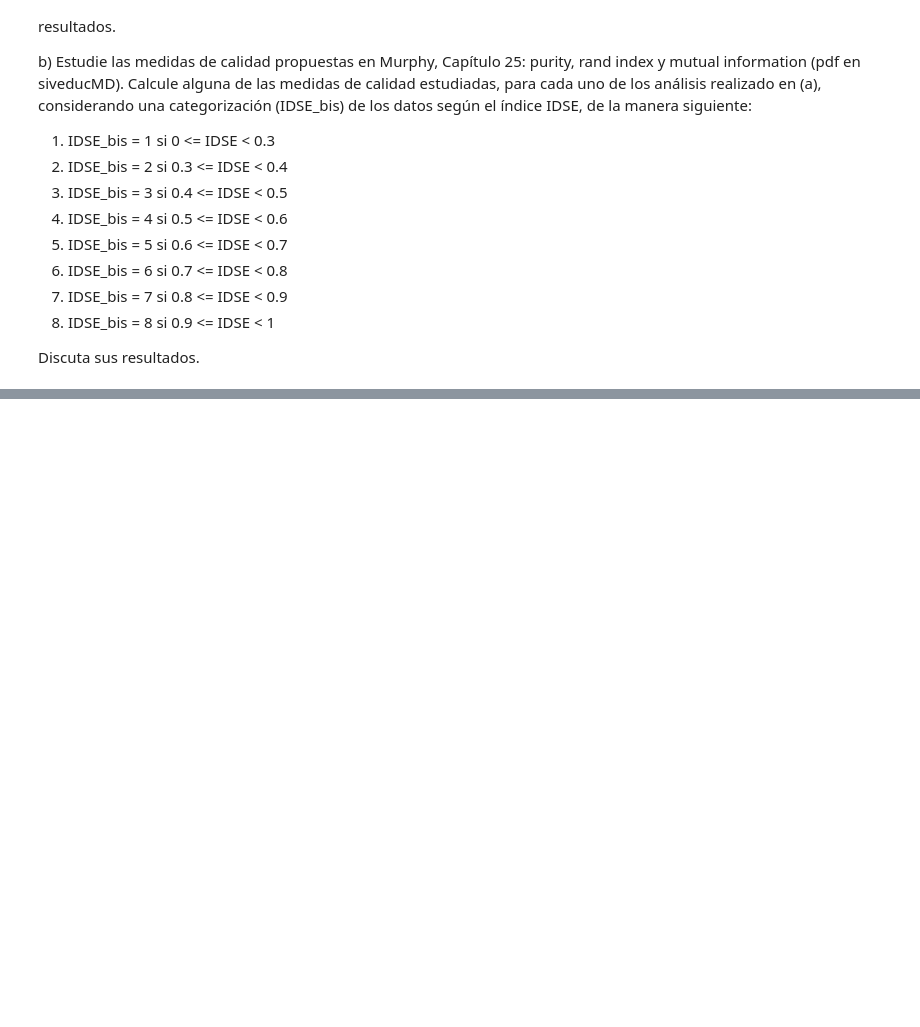
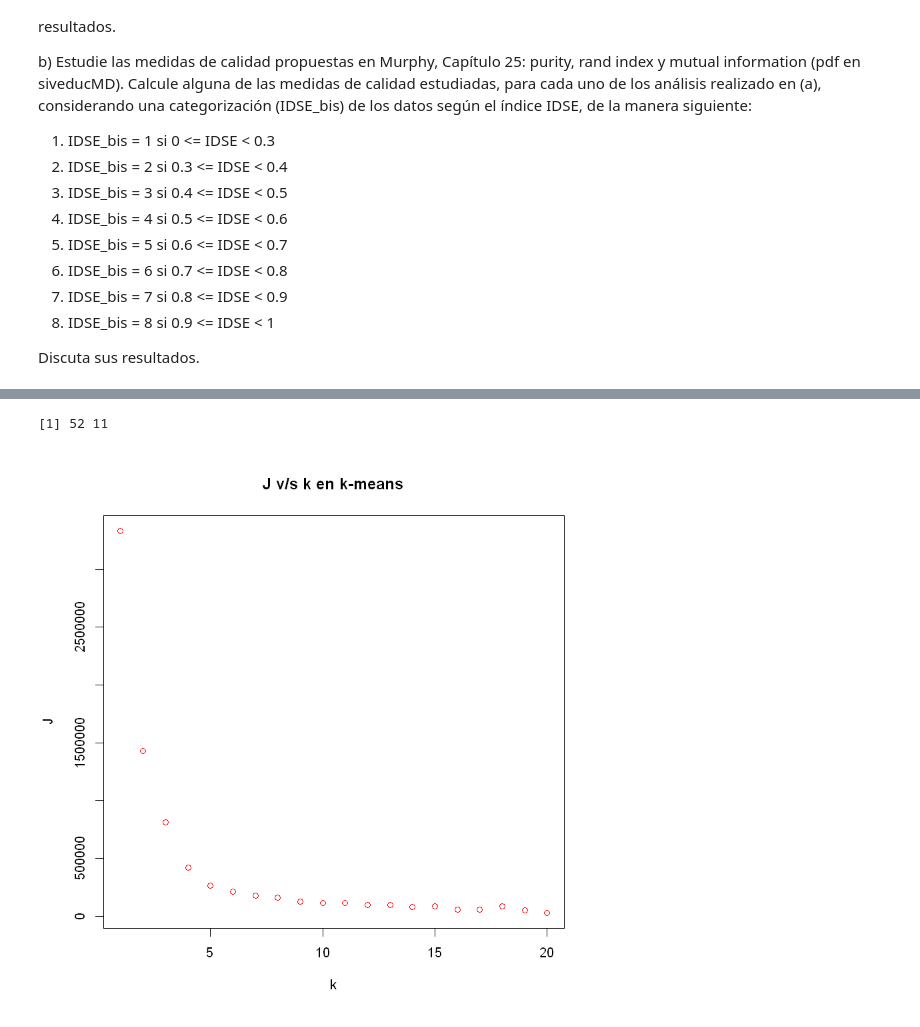
Before and after one commit to alexbgh1/INFO257_U2, a Jupyter notebook: clustering/Clustering_Notebook2.ipynb, the cells around one changed output, grey strips where cells are left out. Cells and saved outputs as stored; diff of their text form; code cells hidden in the pictures; blank space fills up the shorter version.

```diff
--- a/clustering/Clustering_Notebook2.ipynb
+++ b/clustering/Clustering_Notebook2.ipynb
@@ -157,0 +202,15 @@ Discuta sus resultados.
+# %%
+dim(datos) # 52 Comunas de RM
+
+J <- rep(0,20)
+fin_iter <- 20
+for (k in 1:fin_iter){
+     cl<-kmeans(datos,k,iter.max=1000,nstart=10)
+	J[k]<-cl$tot.withinss
+}
+
+#Grafica
+plot(1:fin_iter,J,xlab="k",ylab="J",type="p",main="J v/s k en k-means",col=2)
+# %% [output]
+[1] 52 11
+[figure, added]
```
Also changed, not shown: parts of 13 cells of this notebook, 1 other file.
